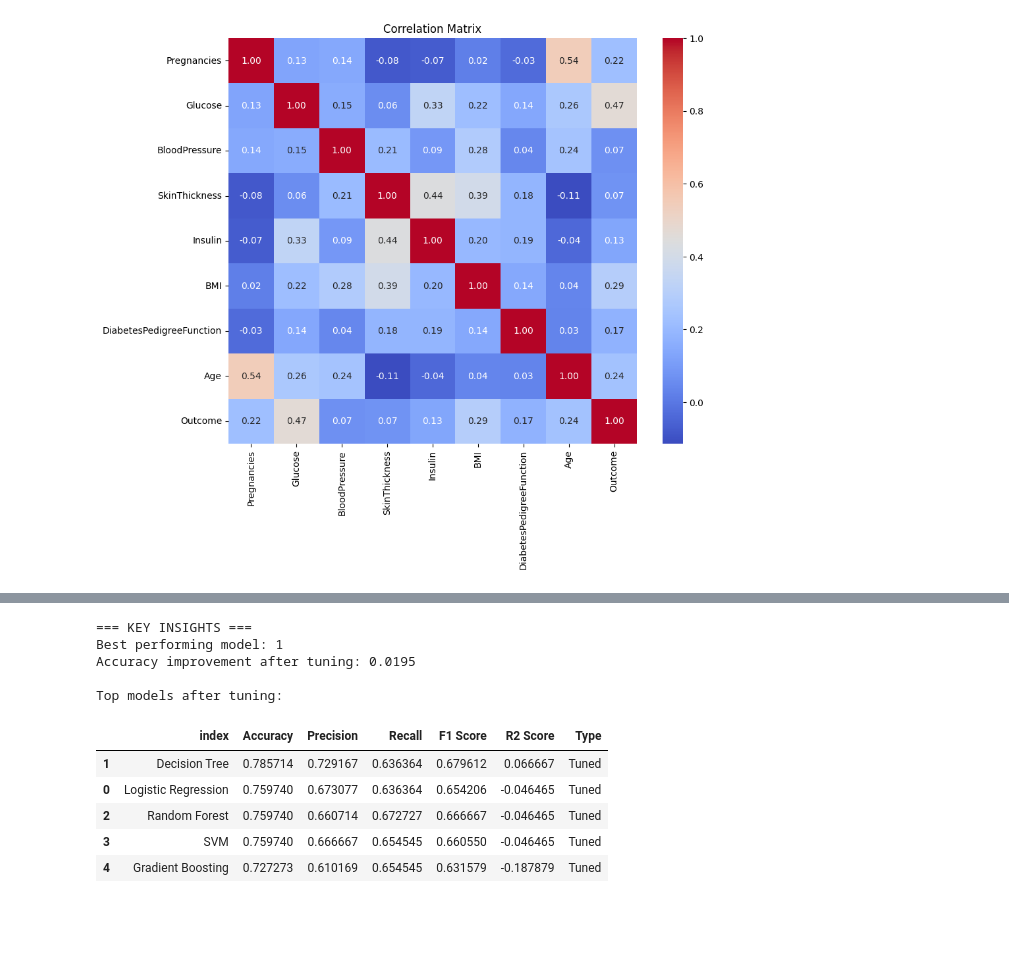
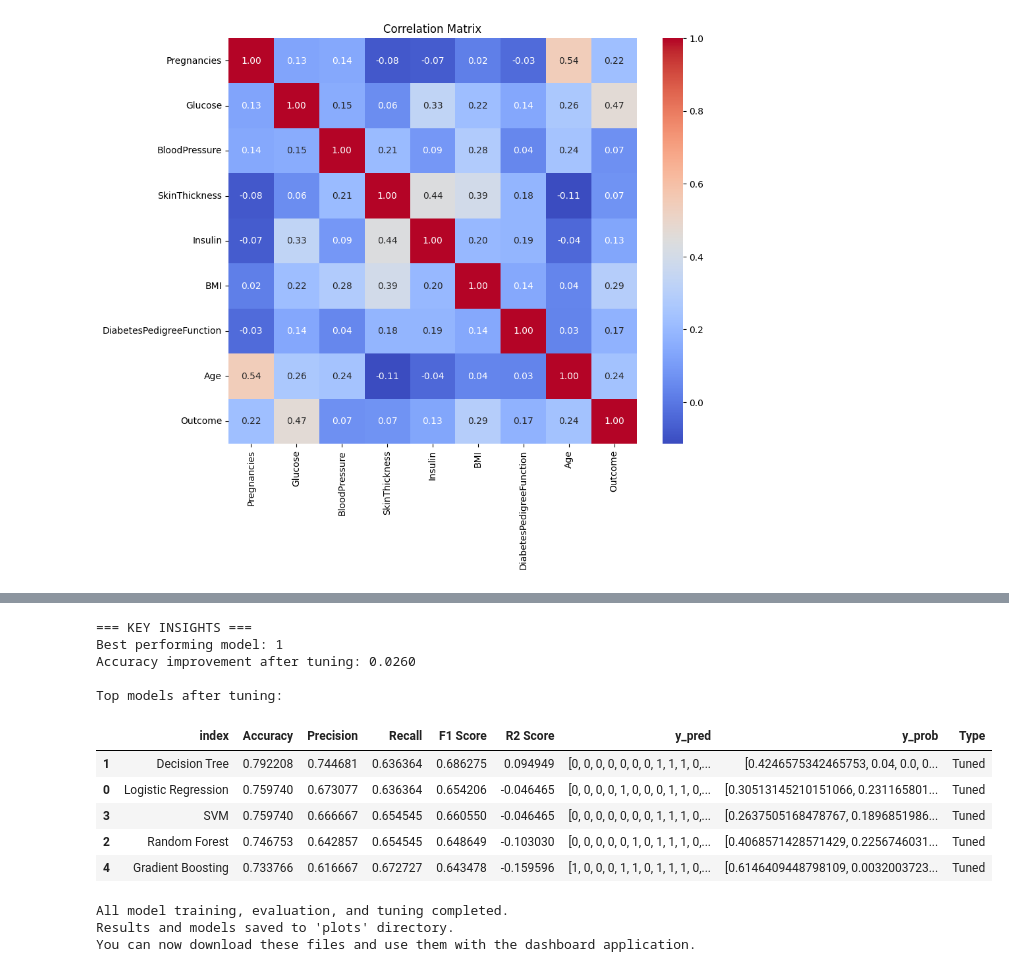
Before and after one commit to JaiRamteke/Diabetes_Prediction_Model_Optimization_and_Deployment, a Jupyter notebook: Diabetes_Prediction_Model_Optimization_and_Deployment.ipynb, the cells around one changed output, grey strips where cells are left out. Saved outputs shown, nothing was run; the diff lists cells and outputs as text; code cells hidden in the pictures; blank space fills up the shorter version.

```diff
--- a/Diabetes_Prediction_Model_Optimization_and_Deployment.ipynb
+++ b/Diabetes_Prediction_Model_Optimization_and_Deployment.ipynb
@@ -259,13 +267,19 @@ def evaluate_model(model, X_test, y_test):
 
     y_pred = model.predict(X_test)
 
+    try:
+        y_prob = model.predict_proba(X_test)[:, 1]  # Probability of class 1
+    except AttributeError:
+        y_prob = None  # If predict_proba is not available, set to None
+
     metrics = {
         'Accuracy': accuracy_score(y_test, y_pred),
         'Precision': precision_score(y_test, y_pred),
         'Recall': recall_score(y_test, y_pred),
         'F1 Score': f1_score(y_test, y_pred),
         'R2 Score': r2_score(y_test, y_pred),
-        'y_pred': y_pred  # Add y_pred to the metrics dictionary
+        'y_pred': y_pred,
+        'y_prob': y_prob
     }
 
     return metrics
@@ -280,6 +294,10 @@ for name, model in tuned_models.items():
     tuned_results[name] = evaluate_model(model, X_test, y_test)
 
 tuned_results_df = pd.DataFrame(tuned_results).T
+tuned_results_df = tuned_results_df.reset_index()
+tuned_results_df = tuned_results_df.rename(columns={'index': 'model'})
+tuned_results_df.to_csv('model_results.csv', index=False)
+model_results = pd.read_csv('model_results.csv')
 print("\nTuned Model Evaluation Results:")
 display(tuned_results_df)
 # %% [output]
@@ -310,16 +328,11 @@ plt.savefig(os.path.join(output_dir, 'initial_model_performance.png'))
 with open(f'models/{name.replace(" ", "_").lower()}_tuned.pkl', 'wb') as f:
     pickle.dump(best_model, f)
 
-# Save confusion matrices
-for name, results in tuned_results.items():
-    cm = confusion_matrix(y_test, results['y_pred'])
-    np.savetxt(os.path.join(output_dir, f'confusion_matrix_{name.replace(" ", "_").lower()}.csv'), cm, delimiter=',', fmt='%d')
-
-    # Also create and save a visualization
-    plt.figure(figsize=(8, 6))
-    sns.heatmap(cm, annot=True, fmt='d', cmap='Reds', cbar=False)
-    plt.title(f'Confusion Matrix - {name}')
-    plt.xlabel('Predicted Labels')
-    plt.ylabel('True Labels')
-    plt.savefig(os.path.join(output_dir, f'confusion_matrix_{name.replace(" ", "_").lower()}.png'))
+# Save confusion matrix
+    cm = confusion_matrix(y_test, best_model.predict(X_test))
+    plt.figure(figsize=(6, 4))
+    sns.heatmap(cm, annot=True, fmt='d', cmap='Reds')
+    plt.title(f'Confusion Matrix - {name} (Tuned)')
+    plt.savefig(f'plots/confusion_matrix_{name.replace(" ", "_").lower()}_tuned.png')
+    plt.show()
 # %% [output]
@@ -369,11 +376,19 @@ def create_dashboard(original_results, tuned_results):
     metrics = ['Accuracy', 'Precision', 'Recall', 'F1 Score', 'R2 Score']
 
     # Combine results
-    original_results_df = pd.DataFrame(original_results).T.reset_index()
+    original_results_df = pd.DataFrame.from_dict(original_results, orient='index') # Changed this line to create DataFrame with index
+    original_results_df = original_results_df.reset_index()  # Reset index for plotting
     original_results_df['Type'] = 'Original'
-    tuned_results_df = pd.DataFrame(tuned_results).T.reset_index()
+
+    tuned_results_df = pd.DataFrame.from_dict(tuned_results, orient='index') # Changed this line to create DataFrame with index
+    tuned_results_df = tuned_results_df.reset_index() # Reset index for plotting
     tuned_results_df['Type'] = 'Tuned'
+
+    tuned_results_df.to_csv('model_results.csv', index=False)
+
     combined_df = pd.concat([original_results_df, tuned_results_df])
+
+
 
     # Create figures
     fig = make_subplots(
@@ -401,37 +416,56 @@ def create_dashboard(original_results, tuned_results):
 
     # Update layout (adjust for the removed subplot)
     fig.update_layout(
         title='Model Performance Comparison: Original vs Tuned',
         height=400,  # Adjusted height
         width=1500,
         legend_title='Model Type',
         hovermode='x unified',
 
     )
 
 
     # Show the figure
     fig.show()
 
     # Print summary
     print("\n=== KEY INSIGHTS ===")
     print(f"Best performing model: {tuned_results_df['Accuracy'].idxmax()}")
     print(f"Accuracy improvement after tuning: {tuned_results_df['Accuracy'].max() - original_results_df['Accuracy'].max():.4f}")
     print("\nTop models after tuning:")
     display(tuned_results_df.sort_values('Accuracy', ascending=False))
 
 # Create the dashboard
 create_dashboard(results, tuned_results)
 # %% [output]
 [interactive output not drawn]
 === KEY INSIGHTS ===
 Best performing model: 1
-Accuracy improvement after tuning: 0.0195
+Accuracy improvement after tuning: 0.0260
 
 Top models after tuning:
-|  | index | Accuracy | Precision | Recall | F1 Score | R2 Score | Type |
-| 1 | Decision Tree | 0.785714 | 0.729167 | 0.636364 | 0.679612 | 0.066667 | Tuned |
-| 0 | Logistic Regression | 0.759740 | 0.673077 | 0.636364 | 0.654206 | -0.046465 | Tuned |
-| 2 | Random Forest | 0.759740 | 0.660714 | 0.672727 | 0.666667 | -0.046465 | Tuned |
-| 3 | SVM | 0.759740 | 0.666667 | 0.654545 | 0.660550 | -0.046465 | Tuned |
-| 4 | Gradient Boosting | 0.727273 | 0.610169 | 0.654545 | 0.631579 | -0.187879 | Tuned |
+|  | index | Accuracy | Precision | Recall | F1 Score | R2 Score | y_pred | y_prob | Type |
+| 1 | Decision Tree | 0.792208 | 0.744681 | 0.636364 | 0.686275 | 0.094949 | [0, 0, 0, 0, 0, 0, 0, 1, 1, 1, 0,... | [0.4246575342465753, 0.04, 0.0, 0... | Tuned |
+| 0 | Logistic Regression | 0.759740 | 0.673077 | 0.636364 | 0.654206 | -0.046465 | [0, 0, 0, 0, 1, 0, 0, 0, 1, 1, 0,... | [0.30513145210151066, 0.231165801... | Tuned |
+| 3 | SVM | 0.759740 | 0.666667 | 0.654545 | 0.660550 | -0.046465 | [0, 0, 0, 0, 0, 0, 0, 1, 1, 1, 0,... | [0.2637505168478767, 0.1896851986... | Tuned |
+| 2 | Random Forest | 0.746753 | 0.642857 | 0.654545 | 0.648649 | -0.103030 | [0, 0, 0, 0, 0, 1, 0, 1, 1, 1, 0,... | [0.4068571428571429, 0.2256746031... | Tuned |
+| 4 | Gradient Boosting | 0.733766 | 0.616667 | 0.672727 | 0.643478 | -0.159596 | [1, 0, 0, 0, 1, 1, 0, 1, 1, 1, 0,... | [0.6146409448798109, 0.0032003723... | Tuned |
+# %%
+# Save model prediction results
+for name, results in tuned_results.items():
+    prediction_results = pd.DataFrame({
+        'true_values': y_test,
+        'predictions': results['y_pred']
+    })
+    if results['y_prob'] is not None:
+        prediction_results['probability'] = results['y_prob']
+
+    prediction_results.to_csv(os.path.join(output_dir, f'predictions_{name.replace(" ", "_").lower()}.csv'), index=False)
+
+print("\nAll model training, evaluation, and tuning completed.")
+print(f"Results and models saved to '{output_dir}' directory.")
+print("You can now download these files and use them with the dashboard application.")
+# %% [output]
+All model training, evaluation, and tuning completed.
+Results and models saved to 'plots' directory.
+You can now download these files and use them with the dashboard application.
```
Also changed, not shown: parts of 9 cells of this notebook.
